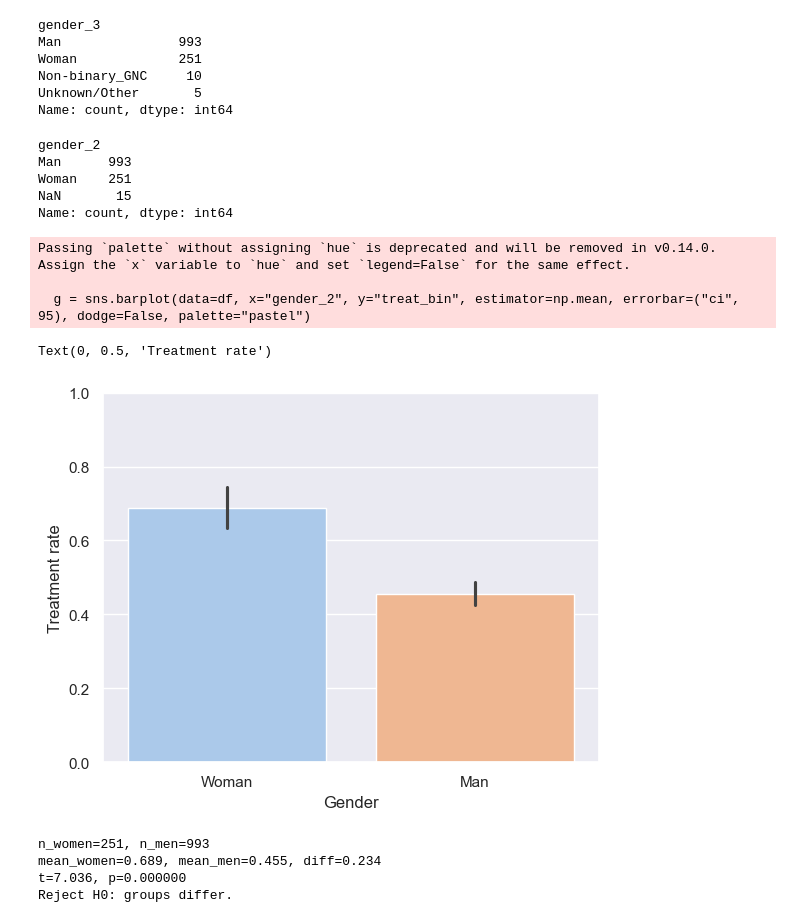
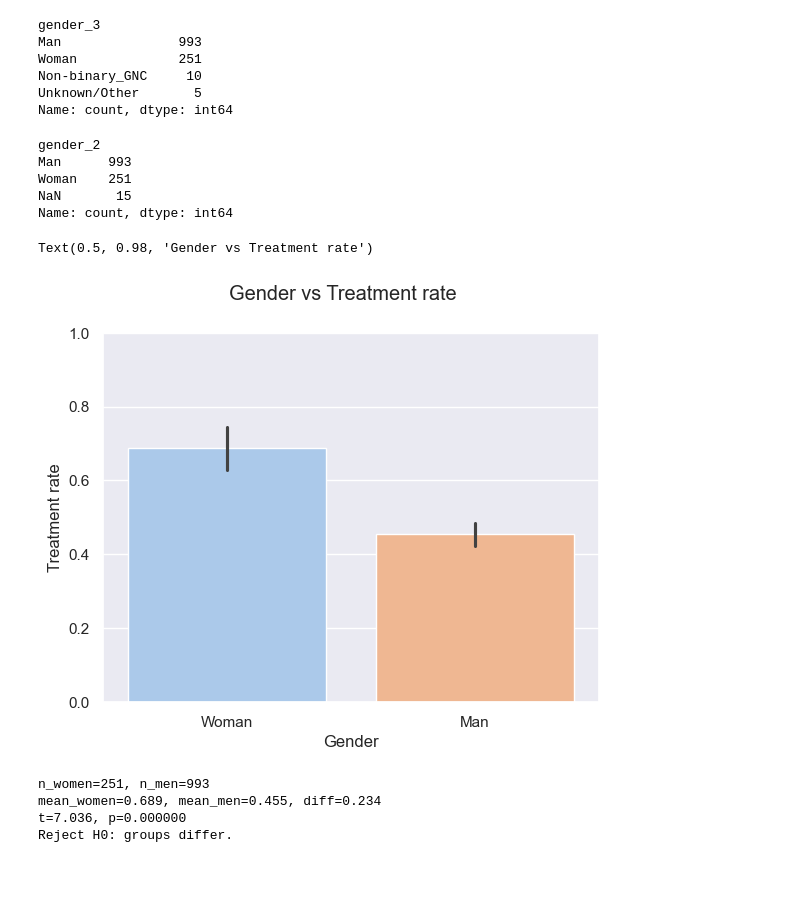
Before and after one commit to OzkanGelincik/tech-mental-health-eda, a Jupyter notebook: mental_health_in_tech_EDA.ipynb, the cells around one changed output. Saved outputs shown, nothing was run; the diff lists cells and outputs as text; code cells hidden in the pictures; blank space fills up the shorter version.

```diff
--- a/mental_health_in_tech_EDA.ipynb
+++ b/mental_health_in_tech_EDA.ipynb
@@ -1125,0 +1131,8 @@ Text(0, 0.5, 'Work interference severity')
+# %%
+care_options_map = {"Yes": "Yes", "No": "No", "Not sure": "Don't know"}
+df["care_options_plt"] = df["care_options"].map(care_options_map)
+g = sns.barplot(data=df, x="care_options_plt", y="treat_bin", order=["Yes", "No", "Don't know"], palette="dark", hue="care_options_plt")
+g.set(ylim=(0,1))
+g.set_ylabel("Treatment rate")
+g.set_xlabel("Care options awareness")
+g.figure.suptitle("Care options awareness vs Treatment rate")
@@ -1489,26 +1568,24 @@ Name: count, dtype: int64
 # %%
 df["gender_2"] = df["gender_3"].where(df["gender_3"].isin(["Woman", "Man"]), pd.NA)
 
 df["gender_2"] = df["gender_2"].astype(CategoricalDtype(categories=["Woman", "Man"], ordered=False))
 
 #Sanity check
 print(df["gender_2"].value_counts(dropna=False))
 
-g = sns.barplot(data=df, x="gender_2", y="treat_bin", estimator=np.mean, errorbar=("ci", 95), dodge=False, palette="pastel")
+g = sns.barplot(data=df, x="gender_2", y="treat_bin", estimator=np.mean, errorbar=("ci", 95), dodge=False, palette="pastel", hue="gender_2", legend=False)
 g.set(ylim=(0, 1))
 g.set_xlabel("Gender")
 g.set_ylabel("Treatment rate")
+g.figure.suptitle("Gender vs Treatment rate")
 # %% [output]
 gender_2
 Man      993
 Woman    251
 NaN       15
 Name: count, dtype: int64
-Passing `palette` without assigning `hue` is deprecated and will be removed in v0.14.0. Assign the `x` variable to `hue` and set `legend=False` for the same effect.
-
-  g = sns.barplot(data=df, x="gender_2", y="treat_bin", estimator=np.mean, errorbar=("ci", 95), dodge=False, palette="pastel")
+Text(0.5, 0.98, 'Gender vs Treatment rate')
-Text(0, 0.5, 'Treatment rate')
-[figure, old version]
+[figure, new version]
 # %%
 import numpy as np
 from scipy import stats
```
Also changed, not shown: parts of 34 cells of this notebook.
